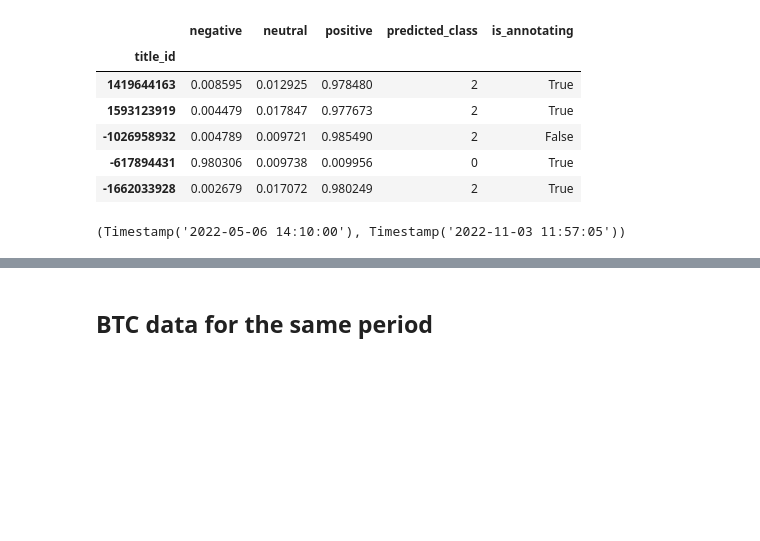
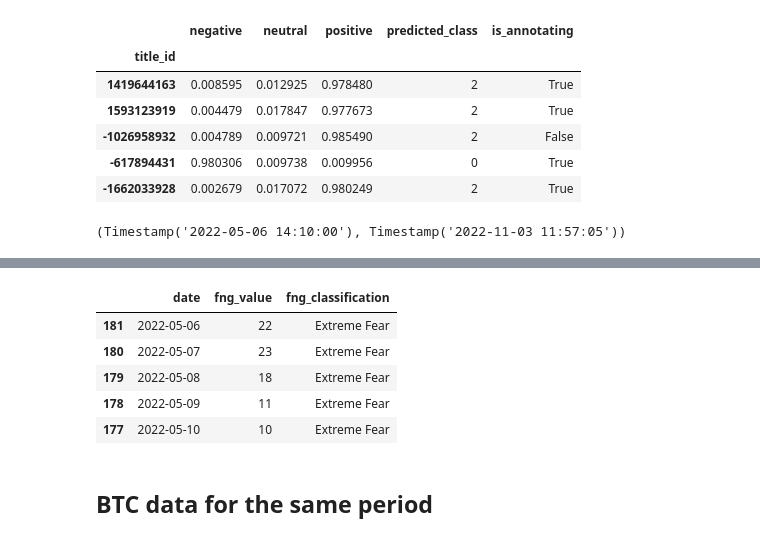
Before and after one commit to crypto-sentiment/crypto_sentiment_notebooks, a Jupyter notebook: notebooks/20221108_correlate_sentiments_with_btc_price.ipynb, the cells around one changed output, grey strips where cells are left out. Cells and saved outputs as stored; diff of their text form; code cells hidden in the pictures; blank space fills up the shorter version.

```diff
--- a/notebooks/20221108_correlate_sentiments_with_btc_price.ipynb
+++ b/notebooks/20221108_correlate_sentiments_with_btc_price.ipynb
@@ -97,0 +119,9 @@ news_titles_with_preds_df.head(2)
+# %%
+fear_greed_df.head()
+# %% [output]
+|  | date | fng_value | fng_classification |
+| 181 | 2022-05-06 | 22 | Extreme Fear |
+| 180 | 2022-05-07 | 23 | Extreme Fear |
+| 179 | 2022-05-08 | 18 | Extreme Fear |
+| 178 | 2022-05-09 | 11 | Extreme Fear |
+| 177 | 2022-05-10 | 10 | Extreme Fear |
```
Also changed, not shown: parts of 19 cells of this notebook, 6 other files.
